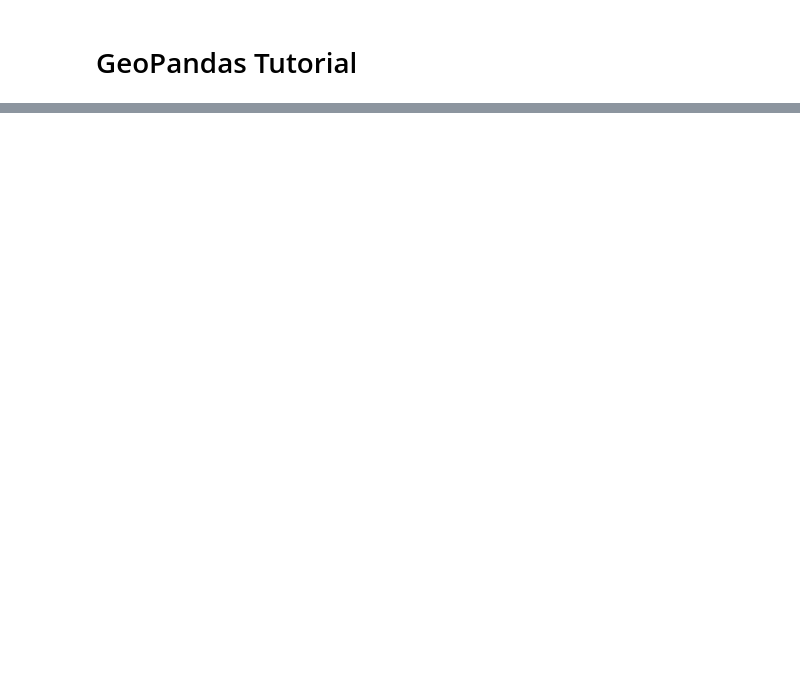
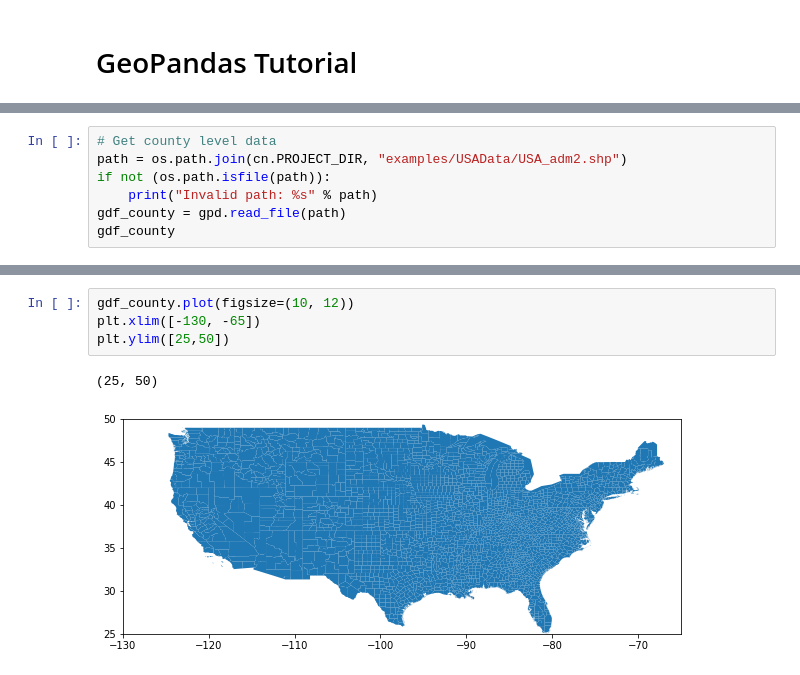
Before and after one commit to uwescience/whaletracks, a Jupyter notebook: examples/Tutorial.ipynb, the cells around one changed output, grey strips where cells are left out. Cells and saved outputs as stored; diff of their text form; blank space fills up the shorter version.

Commit message:
Updated data and README

```diff
--- a/examples/Tutorial.ipynb
+++ b/examples/Tutorial.ipynb
@@ -27,0 +22,7 @@ df_data.plot()
+# %%
+# Get county level data
+path = os.path.join(cn.PROJECT_DIR, "examples/USAData/USA_adm2.shp")
+if not (os.path.isfile(path)):
+    print("Invalid path: %s" % path)
+gdf_county = gpd.read_file(path)
+gdf_county
@@ -27,0 +43,7 @@ df_data.plot()
+# %%
+gdf_county.plot(figsize=(10, 12))
+plt.xlim([-130, -65])
+plt.ylim([25,50])
+# %% [output]
+(25, 50)
+[figure, added]
```
Also changed, not shown: parts of 25 cells of this notebook, 26 other files.
